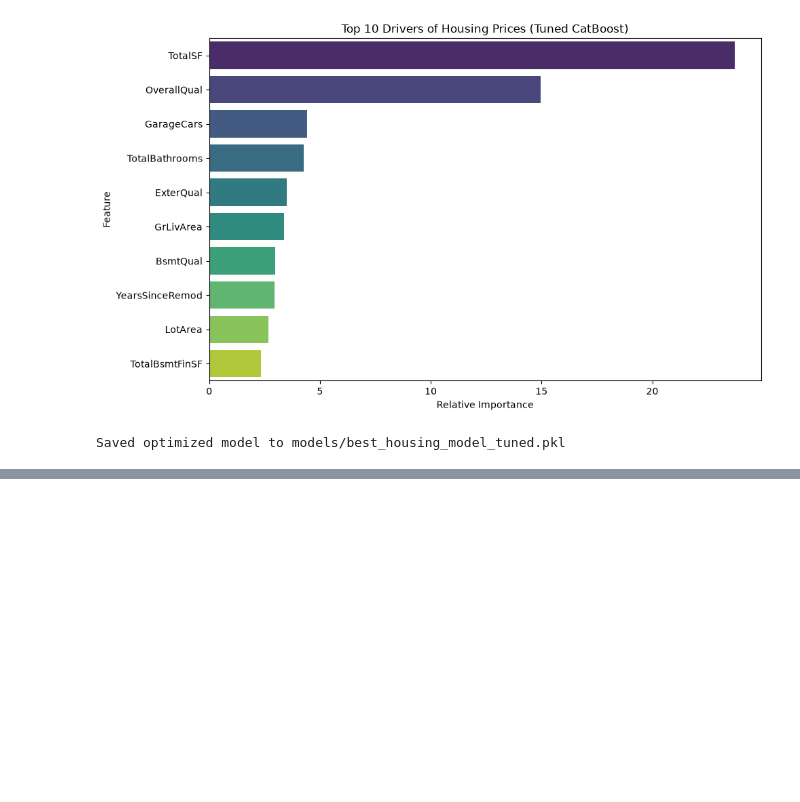
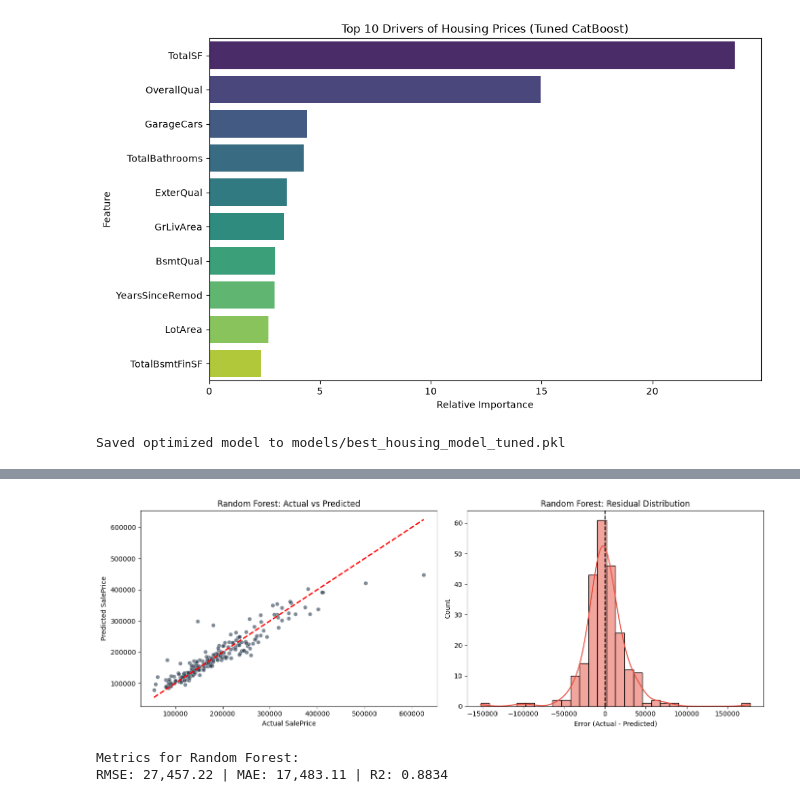
Before and after one commit to VenuriDampahalage/ames-housing-price-prediction, a Jupyter notebook: Model_Training.ipynb, the cells around one changed output, grey strips where cells are left out. Saved outputs shown, nothing was run; the diff lists cells and outputs as text; code cells hidden in the pictures; blank space fills up the shorter version.

```diff
--- a/Model_Training.ipynb
+++ b/Model_Training.ipynb
@@ -288,0 +325,7 @@ To https://github.com/VenuriDampahalage/ames-housing-price-prediction.git
+# %%
+rf_model = RandomForestRegressor(n_estimators=200, random_state=42, n_jobs=-1)
+evaluate_and_plot(rf_model, "Random Forest")
+# %% [output]
+[figure, added]
+Metrics for Random Forest:
+RMSE: 27,457.22 | MAE: 17,483.11 | R2: 0.8834
```
Also changed, not shown: parts of 10 cells of this notebook.
